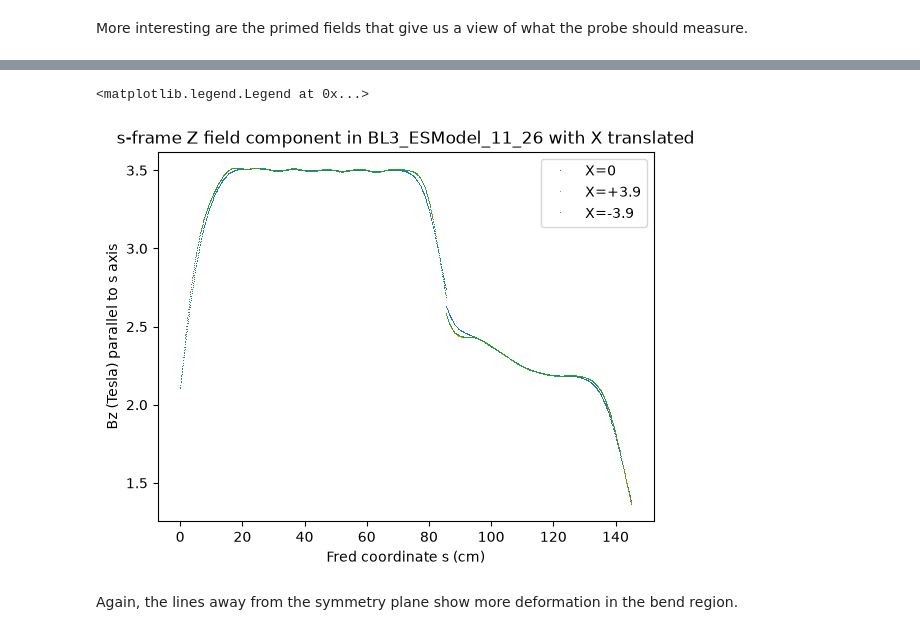
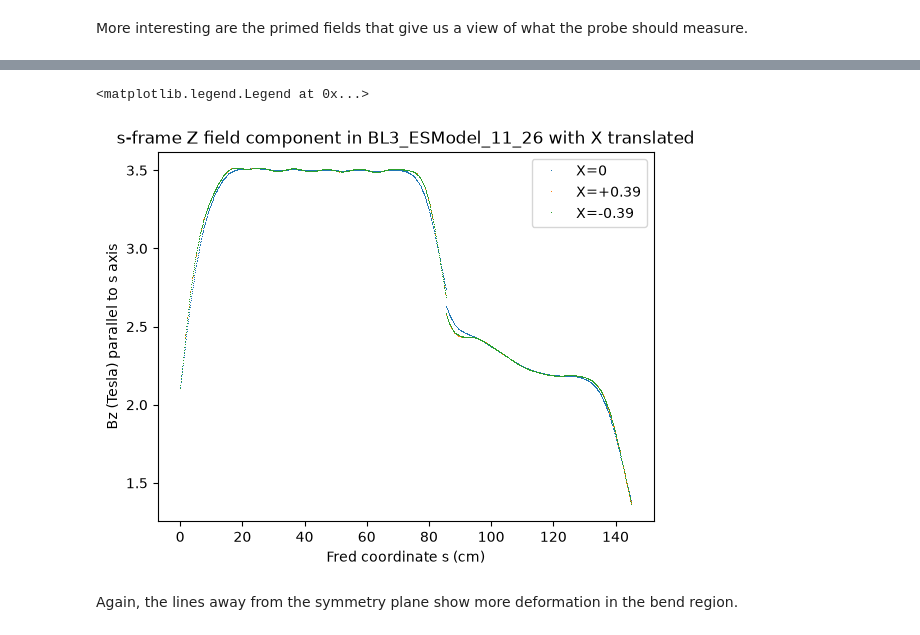
Before and after one commit to bcGitHub15/Magnet-Analysis, a Jupyter notebook: FredLines.ipynb, the cells around one changed output, grey strips where cells are left out. Saved outputs shown, nothing was run; the diff lists cells and outputs as text; code cells hidden in the pictures.

```diff
--- a/FredLines.ipynb
+++ b/FredLines.ipynb
@@ -320,14 +320,14 @@ Bm0zprime = arrm0[:, 5].copy()
 Bm0zprime[856:] = s18 * arrm0[856:, 4] + c18 * arrm0[856:, 5]
 # %%
 plt.plot(s, B00zprime, ',', label='X=0')
-plt.plot(s, Bp0zprime, ',', label='X=+3.9')
-plt.plot(s, Bm0zprime, ',', label='X=-3.9')
+plt.plot(s, Bp0zprime, ',', label='X=+0.39')
+plt.plot(s, Bm0zprime, ',', label='X=-0.39')
 plt.xlabel('Fred coordinate s (cm)')
 plt.ylabel('Bz (Tesla) parallel to s axis')
 plt.title('s-frame Z field component in BL3_ESModel_11_26 with X translated')
 plt.legend()
 # %% [output]
 <matplotlib.legend.Legend at 0x...>
-[figure, old version]
+[figure, new version]
 # %% [markdown]
 Again, the lines away from the symmetry plane show more deformation in the bend region.
```
Also changed, not shown: parts of 8 cells of this notebook.
